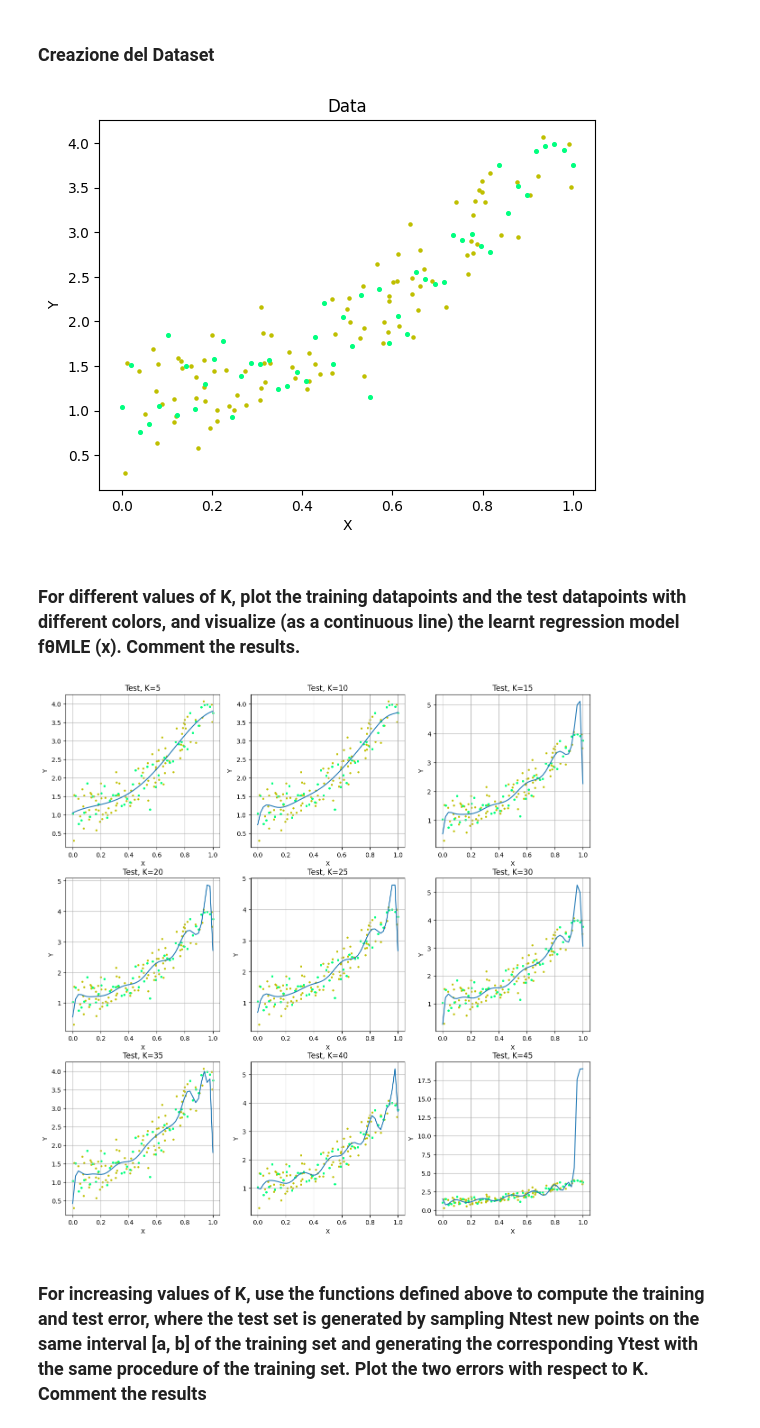
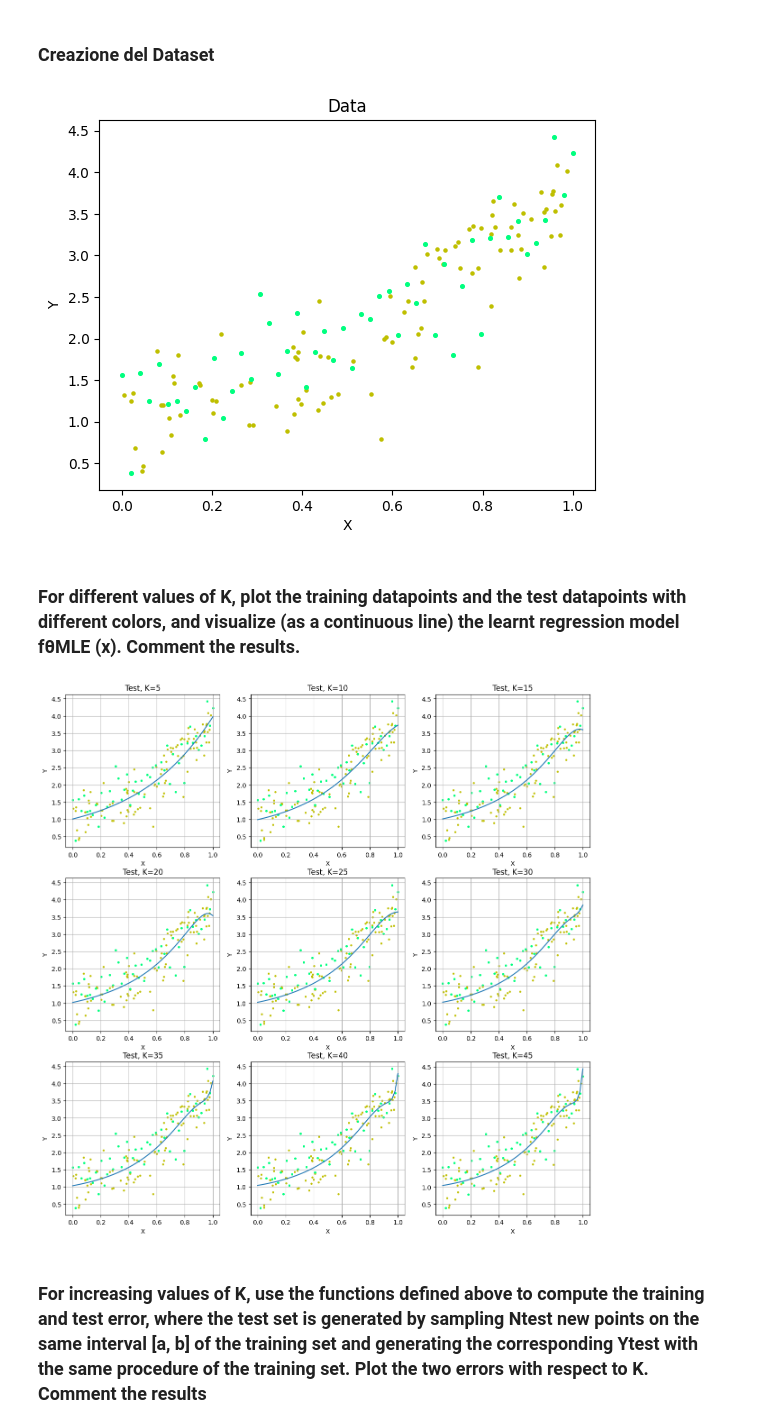
Before and after one commit to francesco-source/Artificial-Intelligence-UNIBO, a Jupyter notebook: Statistical_and_mathematical_methods_for_AI/Exercises/Esercizio4.ipynb, the cells around one changed output. Drawn from its saved outputs; the diff is of its cells as text; code cells hidden in the pictures.

```diff
--- a/Statistical_and_mathematical_methods_for_AI/Exercises/Esercizio4.ipynb
+++ b/Statistical_and_mathematical_methods_for_AI/Exercises/Esercizio4.ipynb
@@ -167,7 +167,7 @@ K=4
 theta=np.ones((K,))
 a,b=0,1
 Xtrain=np.random.uniform(low=a,high=b,size=N)
-var=0.1**0.5
+var=0.4
 Phi=np.vander(Xtrain,K)
 Ytrain=Phi@theta+np.random.normal(0,var,size=N)
 #plot the training
@@ -183,30 +183,30 @@ scatterfig(Xtrain,Ytrain,"Data","X","Y","Train")
 scatterfig(Xtest,Ytest,"Data","X","Y","TEST")
 plt.show()
 # %% [output]
-[figure, old version]
+[figure, new version]
 # %% [markdown]
 ###  For different values of K, plot the training datapoints and the test datapoints with different colors, and visualize (as a continuous line) the learnt regression model fθMLE (x). Comment the results.
 # %%
 ### Poviamo a trovare il k senza sapere quale sia
 K_try=[i for i in range(0,50,5)]
 Xtest=np.linspace(0,1,Ntest)
 plt.figure(figsize=[15,5*3])
 for k in range(1,len(K_try)):
     plt.subplot(3,3,k)
 
-    theta_MLE=Choose_MLE("S",Xtrain,Ytrain,K_try[k])
+    theta_MLE=Choose_MLE("GD",Xtrain,Ytrain,K_try[k])
 
     Y_MLE_train=np.vander(Xtrain,K_try[k])@theta_MLE
     Y_MLE_test=np.vander(Xtest,K_try[k])@theta_MLE
 
 
     scatterfig(Xtrain,Ytrain,"Data","X","Y","Train")
     scatterfig(Xtest,Ytest,"Data","X","Y","TEST")
     plotfig(Xtest,Y_MLE_test,f"Test, K={K_try[k]}","X","Y","")
     plt.grid()
 plt.show()
 # %% [output]
-[figure, old version]
+[figure, new version]
 # %% [markdown]
 ###  For increasing values of K, use the functions defined above to compute the training and test error, where the test set is generated by sampling Ntest new points on the same interval [a, b] of the training set and generating the corresponding Ytest with the same procedure of the training set. Plot the two errors with respect to K. Comment the results
 # %%
```
Also changed, not shown: parts of 6 cells of this notebook, 2 other files.
